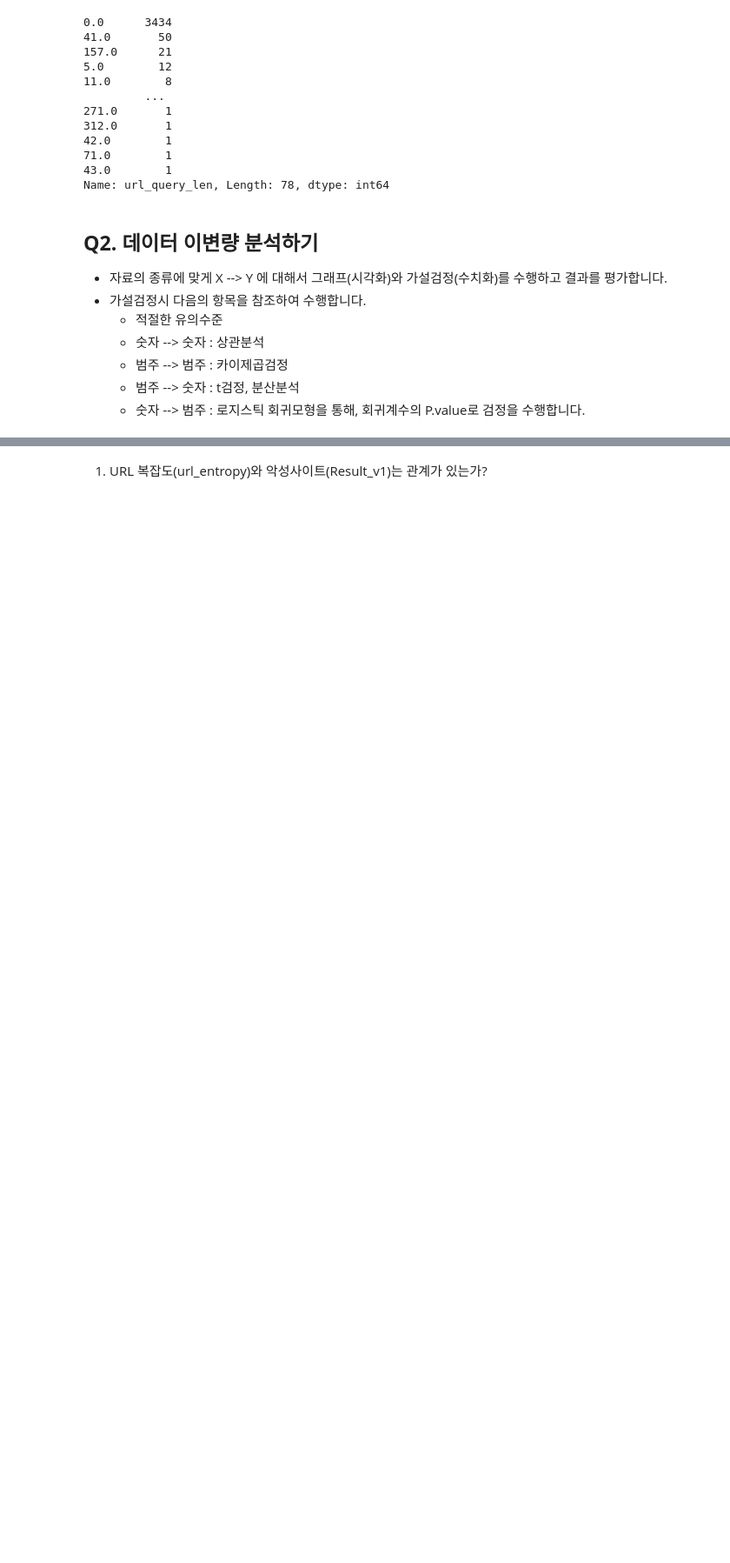
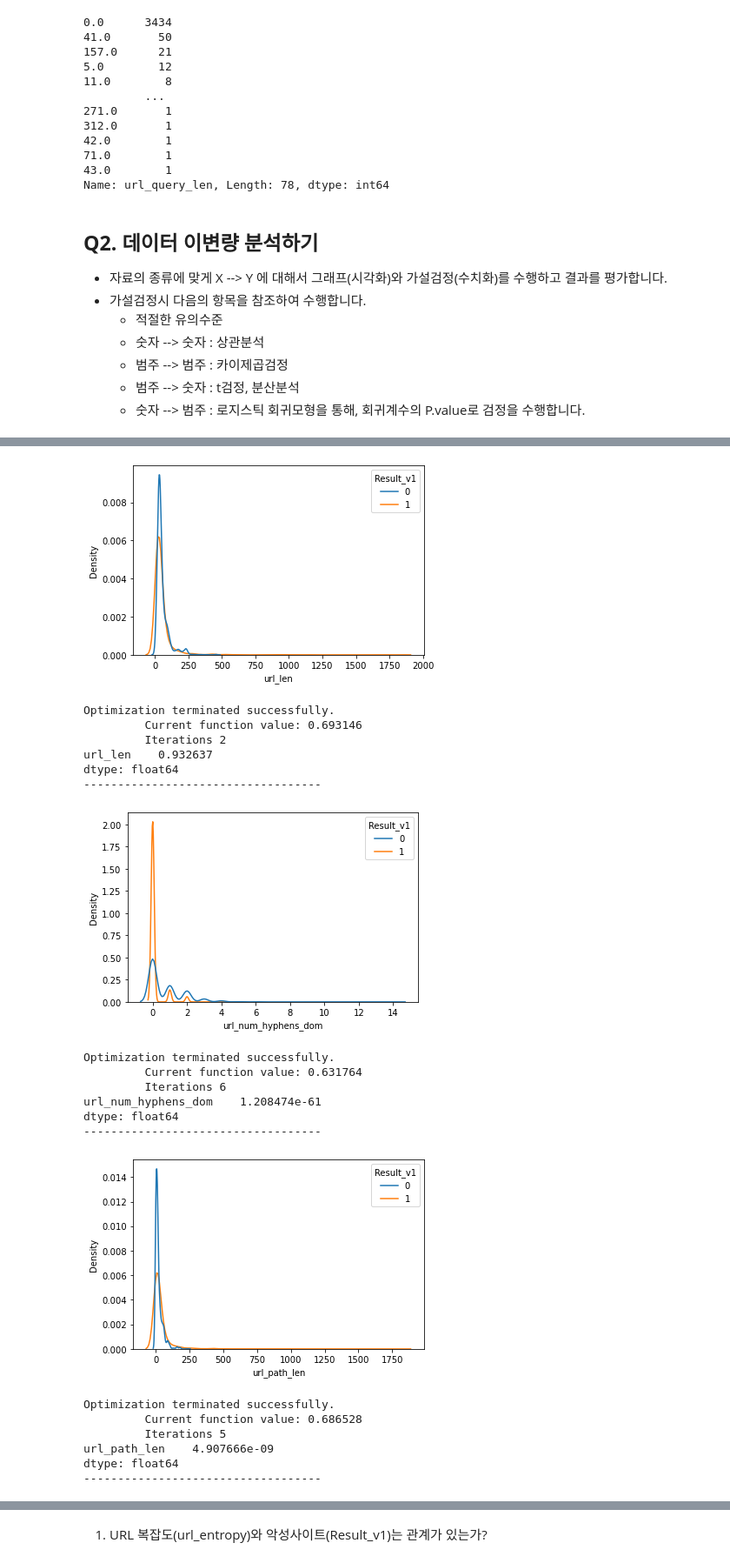
Before and after one commit to Ferrorist/studyAIVLE-AI, a Jupyter notebook: 220830_mini2_1/2. 데이터 전처리.ipynb, the cells around one changed output, grey strips where cells are left out. Shown at 87% size. Drawn from its saved outputs; the diff is of its cells as text; code cells hidden in the pictures; blank space fills up the shorter version.

```diff
--- a/220830_mini2_1/2. 데이터 전처리.ipynb
+++ b/220830_mini2_1/2. 데이터 전처리.ipynb
@@ -269,0 +276,38 @@ data2 = data.replace({'malicious' : 0, 'benign' : 1})
+# %%
+columns = ['url_len', 'url_num_hyphens_dom', 'url_path_len', 'url_domain_len', 'url_hostname_len', 'url_num_dots',
+          'url_num_underscores', 'url_query_len', 'url_num_query_para', 'url_entropy', "html_num_tags('iframe')",
+         "html_num_tags('script')", "html_num_tags('embed')", "html_num_tags('object')", "html_num_tags('div')",
+          "html_num_tags('head')", "html_num_tags('body')", "html_num_tags('form')", "html_num_tags('a')" ]
+# %%
+pvalues = []
+
+for column in columns:
+    sns.kdeplot(x=column, data=data2, hue='Result_v1')
+    plt.show()
+    model = sm.Logit(data2['Result_v1'], data2[column])
+    result = model.fit()
+    print(result.pvalues)
+    pvalues.append(result.pvalues[0])
+    print('-'*35)
+# %% [output]
+[figure, added]
+Optimization terminated successfully.
+         Current function value: 0.693146
+         Iterations 2
+url_len    0.932637
+dtype: float64
+-----------------------------------
+[figure, added]
+Optimization terminated successfully.
+         Current function value: 0.631764
+         Iterations 6
+url_num_hyphens_dom    1.208474e-61
+dtype: float64
+-----------------------------------
+[figure, added]
+Optimization terminated successfully.
+         Current function value: 0.686528
+         Iterations 5
+url_path_len    4.907666e-09
+dtype: float64
+-----------------------------------
```
Also changed, not shown: parts of 25 cells of this notebook, 4 other files.
